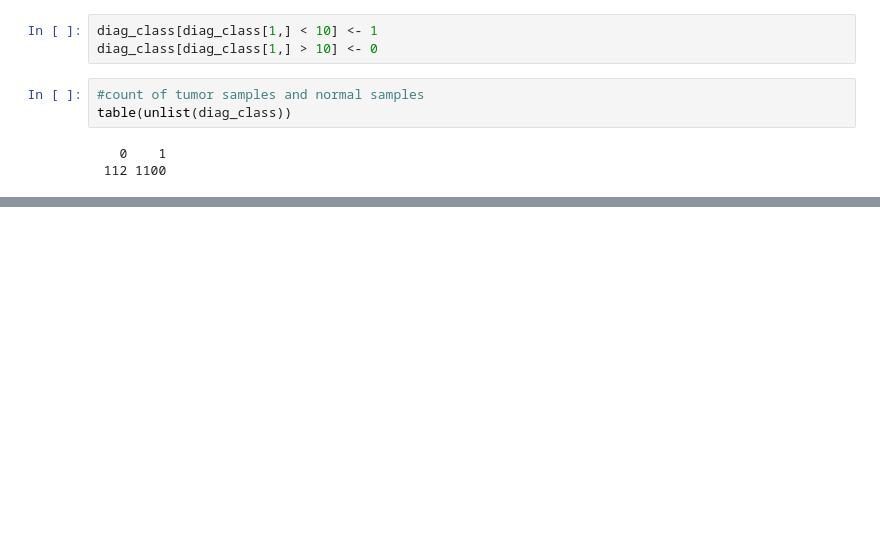
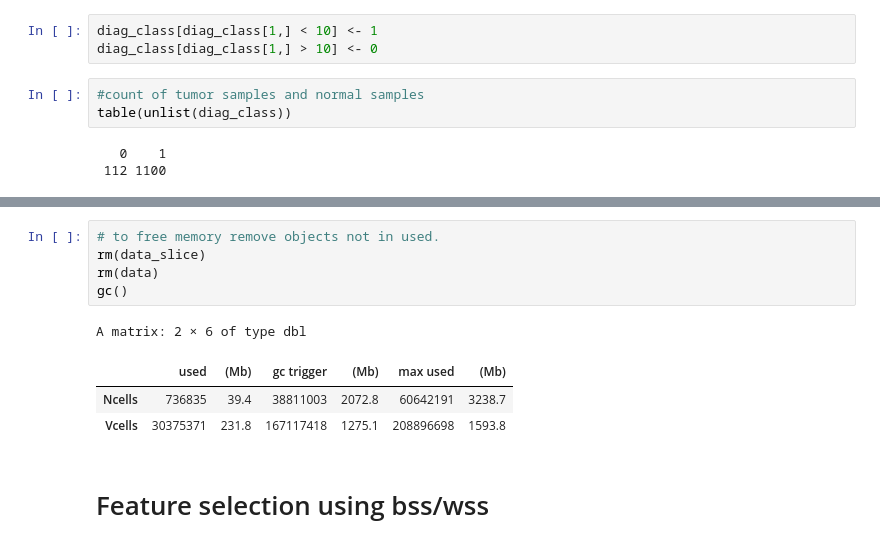
Before and after one commit to Luq16/Predict-disease-from-gene-expression-data, a Jupyter notebook: notebook.ipynb, the cells around one changed output, grey strips where cells are left out. Drawn from its saved outputs; the diff is of its cells as text; blank space fills up the shorter version.

```diff
--- a/notebook.ipynb
+++ b/notebook.ipynb
@@ -136,0 +183,12 @@ table(unlist(diag_class))
+# %%
+# to free memory remove objects not in used.
+rm(data_slice)
+rm(data)
+gc()
+# %% [output]
+A matrix: 2 × 6 of type dbl
+|  | used | (Mb) | gc trigger | (Mb) | max used | (Mb) |
+| Ncells | 736835 | 39.4 | 38811003 | 2072.8 | 60642191 | 3238.7 |
+| Vcells | 30375371 | 231.8 | 167117418 | 1275.1 | 208896698 | 1593.8 |
+# %% [markdown]
+# Feature selection using bss/wss
```
Also changed, not shown: parts of 11 cells of this notebook.
